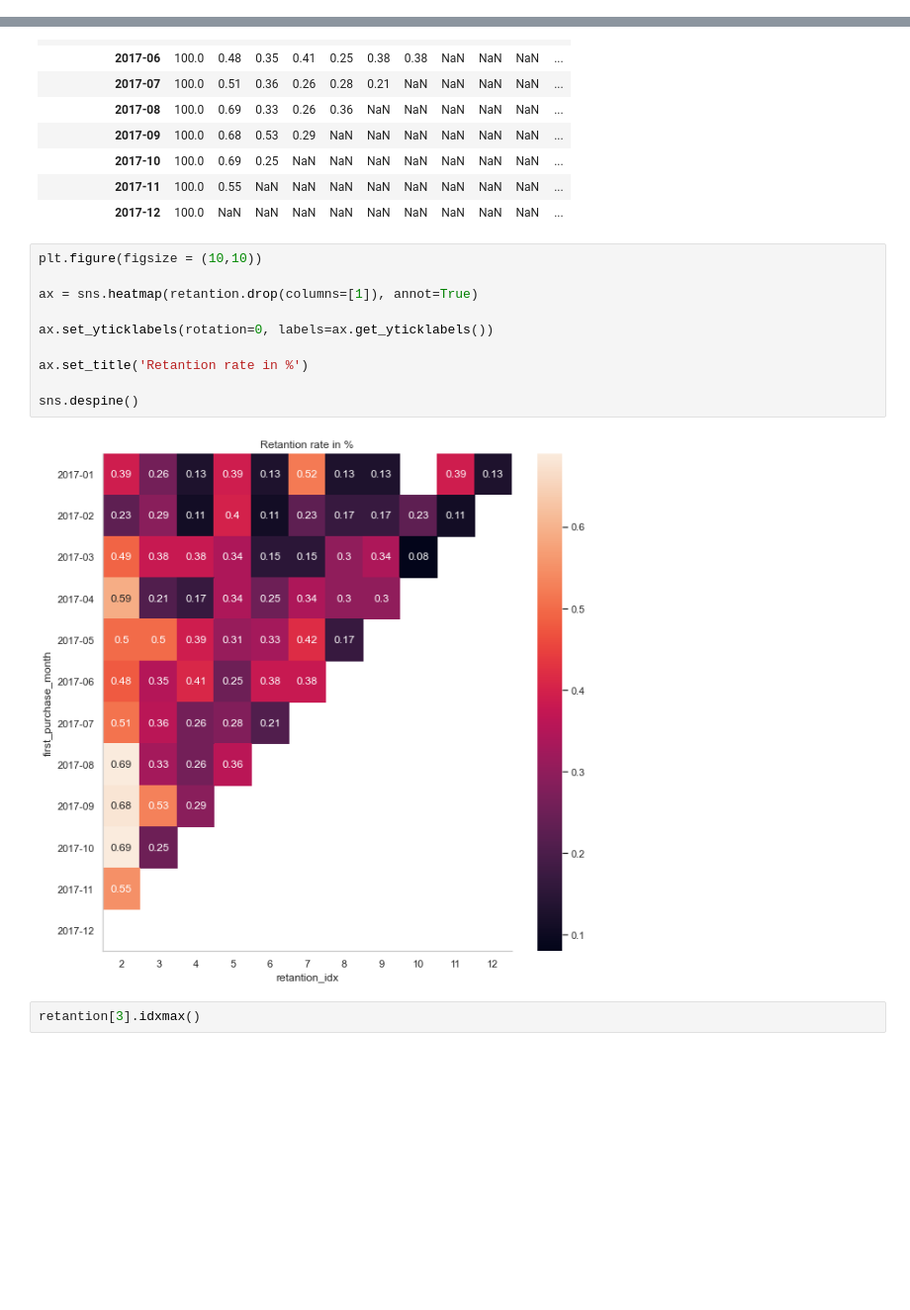
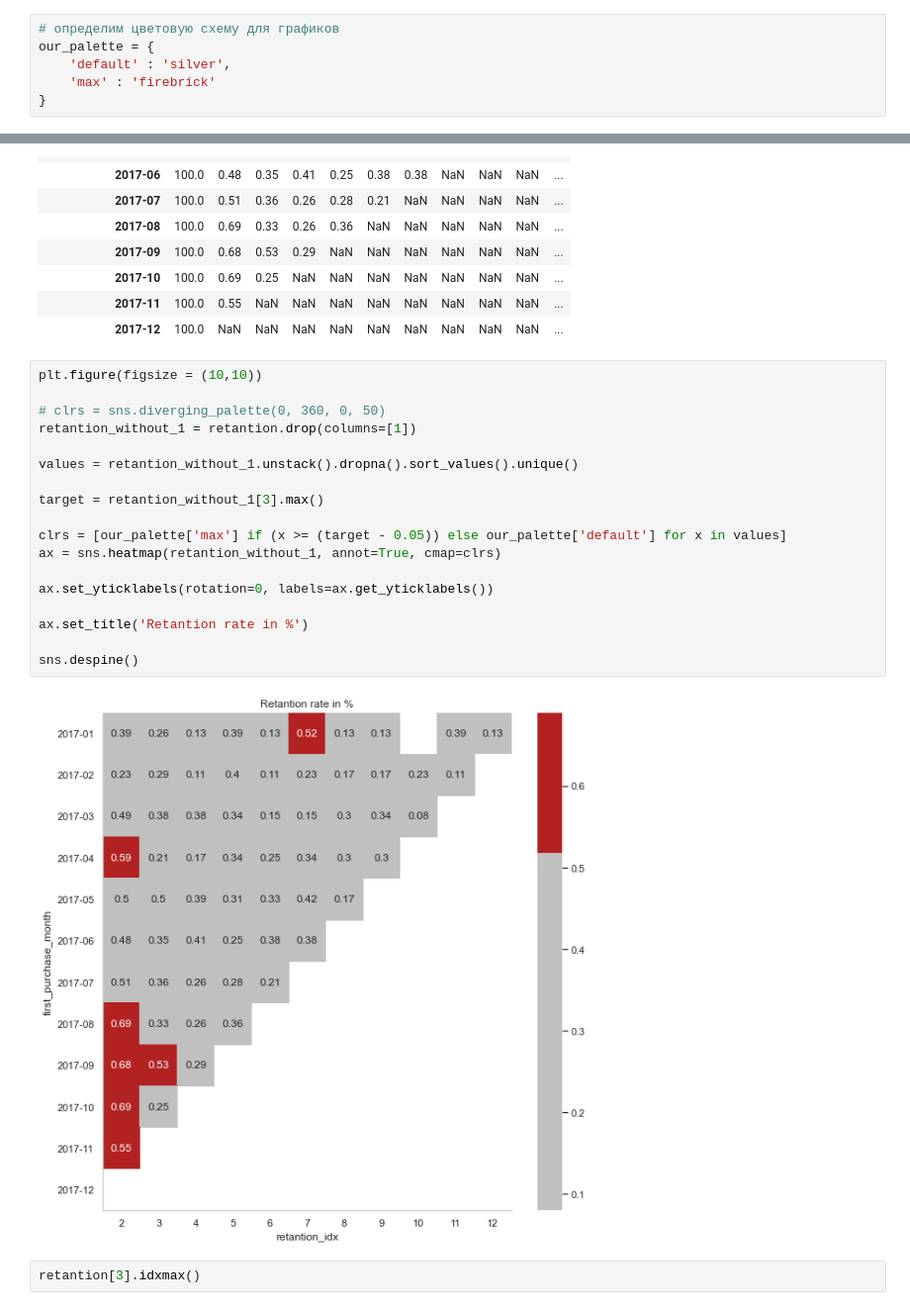
Before and after one commit to PavelSyr/da_karpov.cources_first.project, a Jupyter notebook: pavel_syrnev_15.04_p-syrnev/variant1/e-commerce.ipynb, the cells around one changed output, grey strips where cells are left out. Shown at 99% size. Saved outputs shown, nothing was run; the diff lists cells and outputs as text; blank space fills up the shorter version.

```diff
--- a/pavel_syrnev_15.04_p-syrnev/variant1/e-commerce.ipynb
+++ b/pavel_syrnev_15.04_p-syrnev/variant1/e-commerce.ipynb
@@ -338,6 +338,12 @@ df_orders = pd.read_csv(data_src.data[dsn_olist_orders_dataset].src, parse_dates
 # определим имена колонок которые нужно распарсить как datetime
 orders_items_date_columns = ['shipping_limit_date']
 df_order_items = pd.read_csv(data_src.data[dsn_olist_order_items_dataset].src, parse_dates=orders_items_date_columns)
+# %%
+# определим цветовую схему для графиков
+our_palette = {
+    'default' : 'silver',
+    'max' : 'firebrick'
+}
 # %% [markdown]
 ### Вопрос 1
 Сколько у нас пользователей, которые совершили покупку только один раз? (7 баллов)
@@ -807,15 +824,23 @@ retantion
 # %%
 plt.figure(figsize = (10,10))
 
-ax = sns.heatmap(retantion.drop(columns=[1]), annot=True)
+# clrs = sns.diverging_palette(0, 360, 0, 50)
+retantion_without_1 = retantion.drop(columns=[1])
+
+values = retantion_without_1.unstack().dropna().sort_values().unique()
+
+target = retantion_without_1[3].max()
+
+clrs = [our_palette['max'] if (x >= (target - 0.05)) else our_palette['default'] for x in values]
+ax = sns.heatmap(retantion_without_1, annot=True, cmap=clrs)
 
 ax.set_yticklabels(rotation=0, labels=ax.get_yticklabels())
 
 ax.set_title('Retantion rate in %')
 
 sns.despine()
 # %% [output]
-[figure, old version]
+[figure, new version]
 # %%
 retantion[3].idxmax()
 # %% [output]
```
Also changed, not shown: parts of 7 cells of this notebook.
